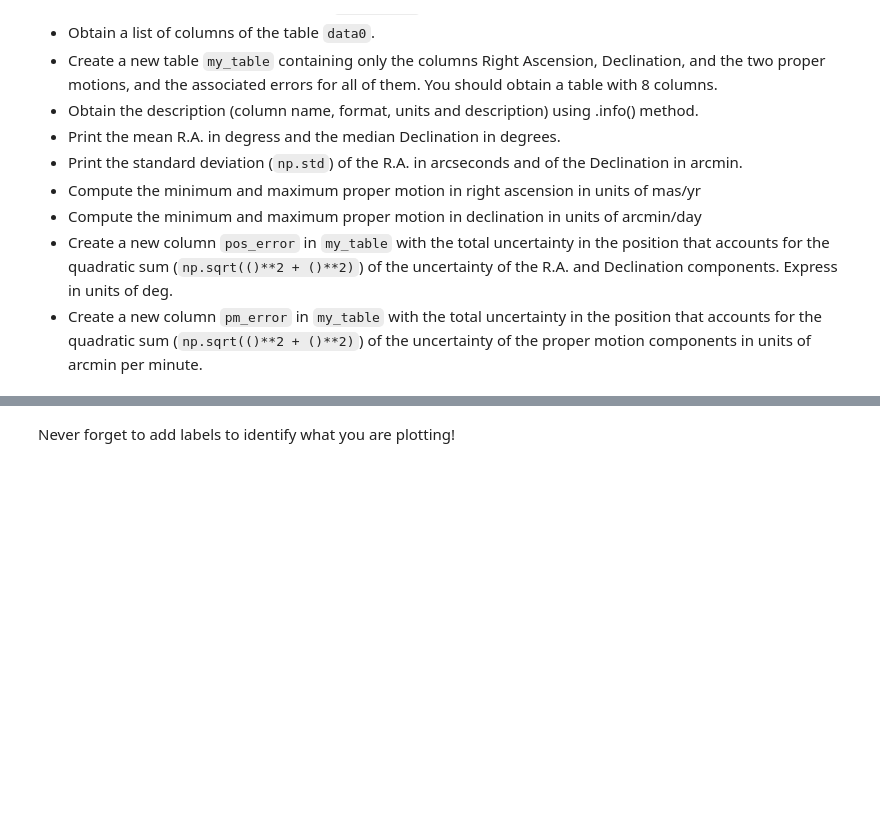
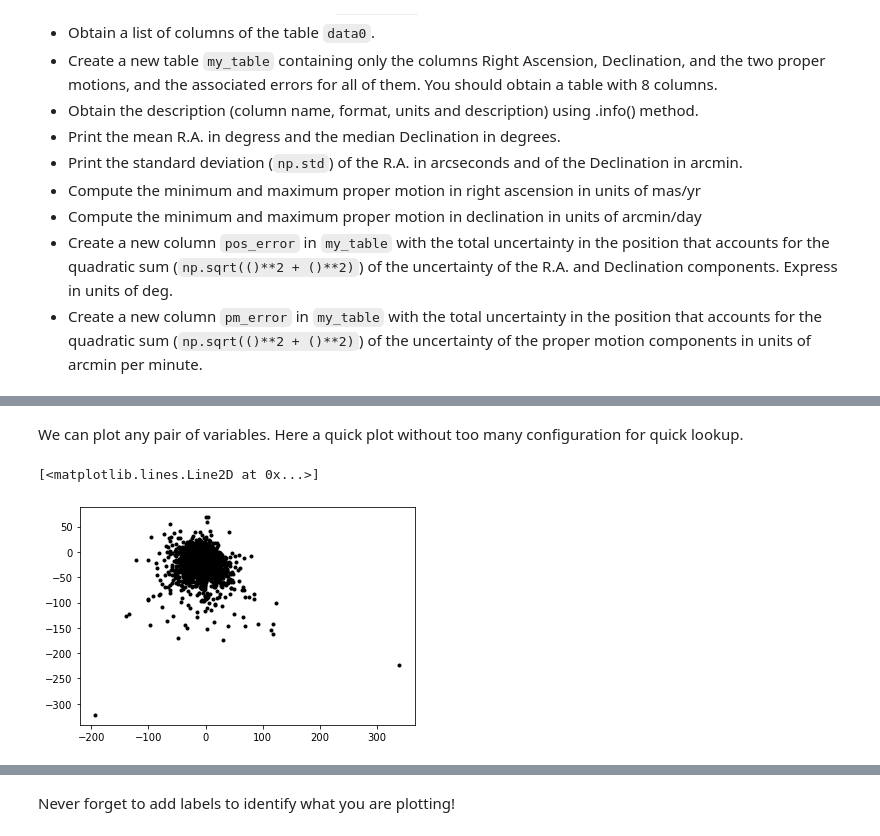
Before and after one commit to espsrc/pysnacks_1, a Jupyter notebook: tutorials/session_02/pysnack_1_02.ipynb, the cells around one changed output, grey strips where cells are left out. Drawn from its saved outputs; the diff is of its cells as text; code cells hidden in the pictures; blank space fills up the shorter version.

```diff
--- a/tutorials/session_02/pysnack_1_02.ipynb
+++ b/tutorials/session_02/pysnack_1_02.ipynb
@@ -160,2 +269,7 @@ ax.set_ylabel('Declination [deg]');
+# %% [markdown]
+We can plot any pair of variables. Here a quick plot without too many configuration for quick lookup.
 # %%
-plt.plot(data0['pmra'], data0['pmdec'], marker='.', ls='', color='k');
+plt.plot(data0['pmra'], data0['pmdec'], '.k')
+# %% [output]
+[<matplotlib.lines.Line2D at 0x...>]
+[figure, added]
```
Also changed, not shown: parts of 102 cells of this notebook, 1 other file.
